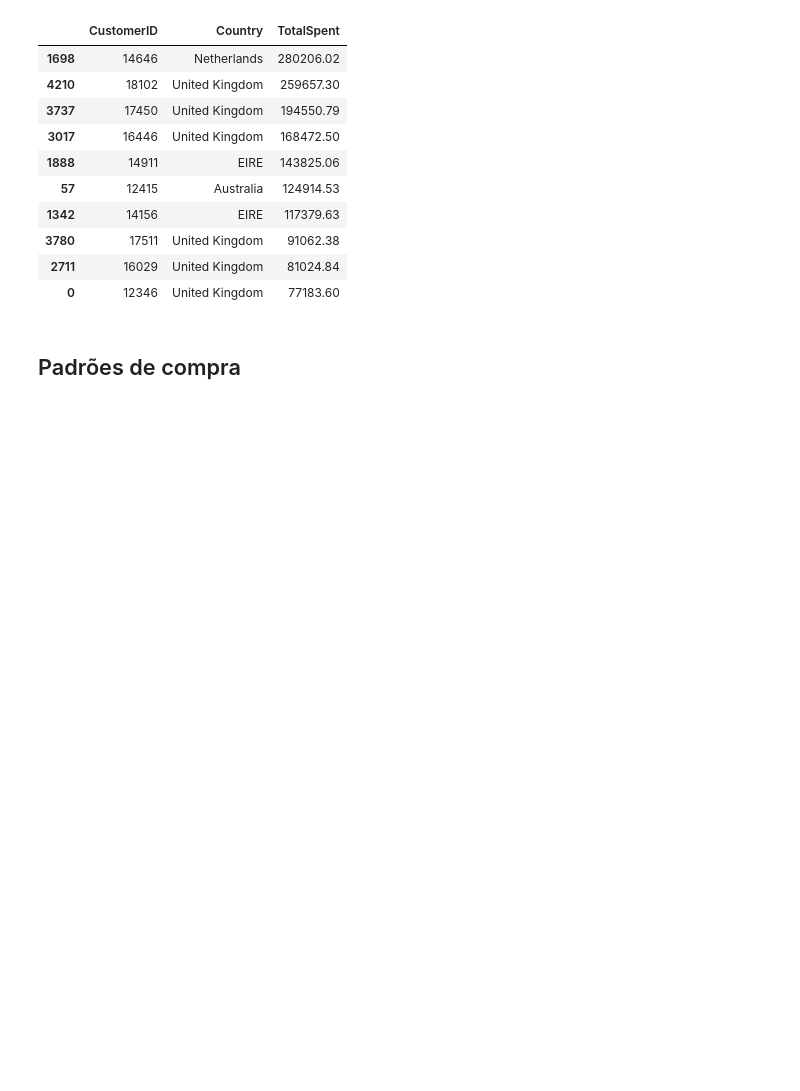
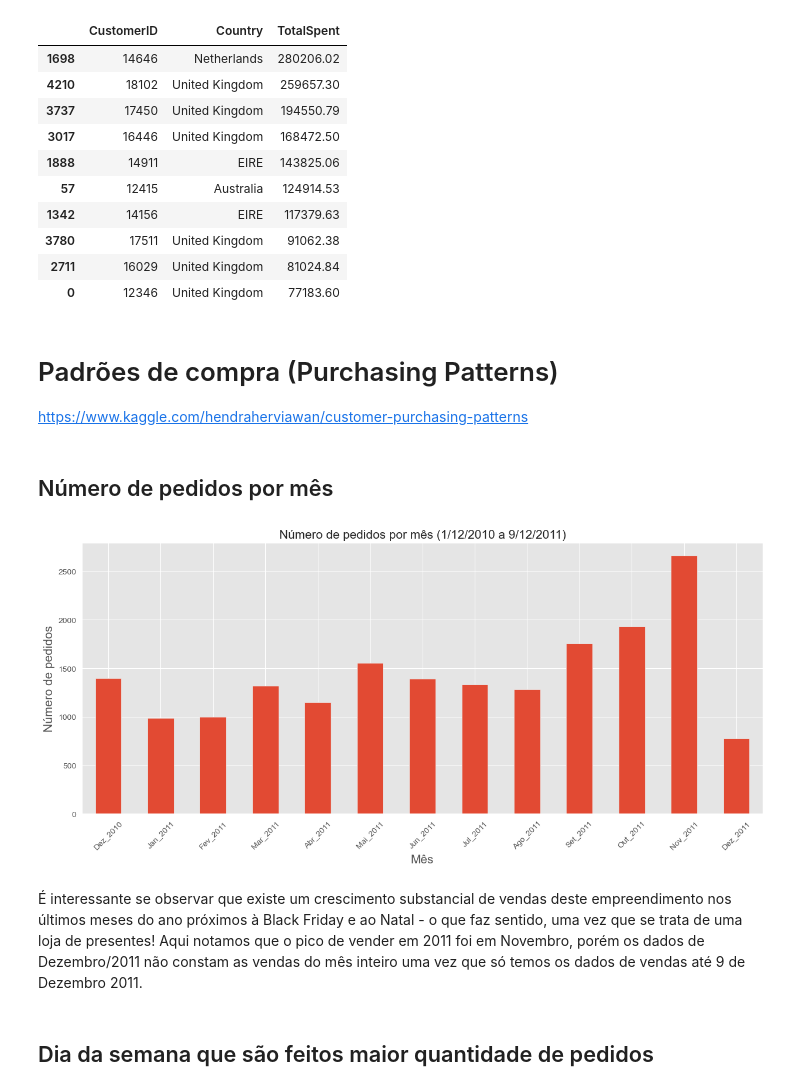
Before and after one commit to lucasmirachi/analise_produto_e_varejo, a Jupyter notebook: Análise Produto e Varejo.ipynb, the cells around one changed output. Cells and saved outputs as stored; diff of their text form; code cells hidden in the pictures; blank space fills up the shorter version.

Commit message:
feat: final pandas analysis with plots

```diff
--- a/Análise Produto e Varejo.ipynb
+++ b/Análise Produto e Varejo.ipynb
@@ -197,6 +198,7 @@ df_sem_falt['year_month'] = df_sem_falt['InvoiceDate'].dt.to_period('M')
 
 L = ['year', 'month', 'day', 'dayofweek', 'dayofyear', 'weekofyear', 'quarter']
 df_sem_falt = df_sem_falt.join(pd.concat((getattr(df_sem_falt['InvoiceDate'].dt, i).rename(i) for i in L), axis=1))
+df_sem_falt.insert(loc=9,column='hour', value=df_sem_falt.InvoiceDate.dt.hour)
 df_sem_falt.head()
 # %% [output]
 |  | InvoiceNo | StockCode | Description | Quantity | InvoiceDate | UnitPrice | CustomerID | Country | AmountSpent | ... |
@@ -302,5 +304,23 @@ dinheiro_gasto.head(10)
 | 3780 | 17511 | United Kingdom | 91062.38 |
 | 2711 | 16029 | United Kingdom | 81024.84 |
 | 0 | 12346 | United Kingdom | 77183.60 |
-# %% [markdown]
-## Padrões de compra
+# %% [markdown]
+# Padrões de compra (Purchasing Patterns)
+
+https://www.kaggle.com/hendraherviawan/customer-purchasing-patterns
+# %% [markdown]
+## Número de pedidos por mês
+# %%
+ax = df2.groupby('InvoiceNo')['year_month'].unique().value_counts().sort_index().plot(kind='bar', figsize=(15,6))
+ax.set_xlabel('Mês', fontsize=15)
+ax.set_ylabel('Número de pedidos', fontsize=15)
+ax.set_title('Número de pedidos por mês (1/12/2010 a 9/12/2011)', fontsize=15)
+ax.set_xticklabels(('Dez_2010', 'Jan_2011', 'Fev_2011', 'Mar_2011', 'Abr_2011', 'Mai_2011', 'Jun_2011', 'Jul_2011'
+                   , 'Ago_2011', 'Set_2011', 'Out_2011', 'Nov_2011', 'Dez_2011'), rotation=45)
+plt.show()
+# %% [output]
+[figure, added]
+# %% [markdown]
+É interessante se observar que existe um crescimento substancial de vendas deste empreendimento nos últimos meses do ano próximos à Black Friday e ao Natal - o que faz sentido, uma vez que se trata de uma loja de presentes! Aqui notamos que o pico de vender em 2011 foi em Novembro, porém os dados de Dezembro/2011 não constam as vendas do mês inteiro uma vez que só temos os dados de vendas até 9 de Dezembro 2011.
+# %% [markdown]
+## Dia da semana que são feitos maior quantidade de pedidos
```
Also changed, not shown: parts of 39 cells of this notebook.
